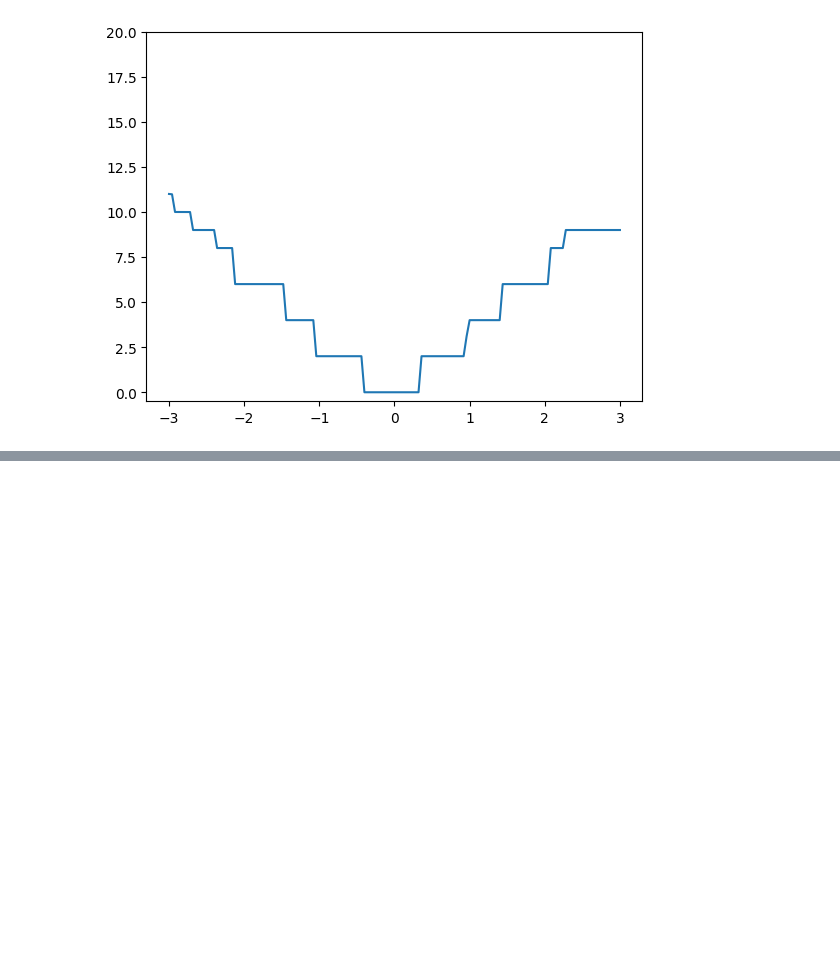
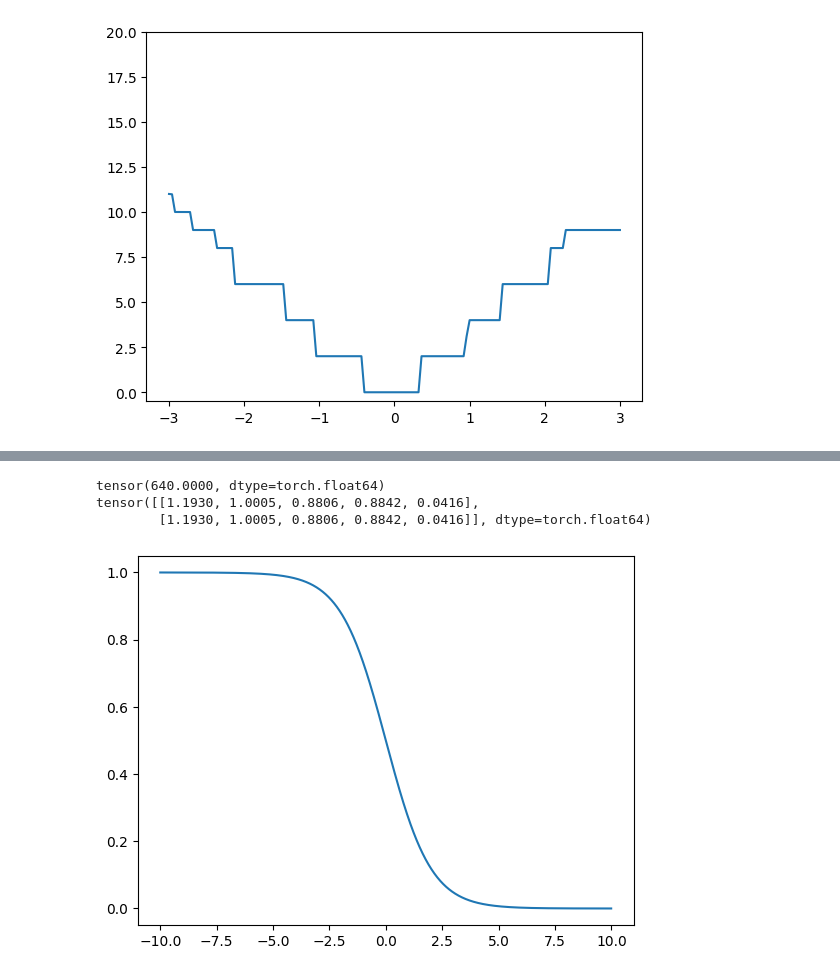
Before and after one commit to Cautumn/deeptb, a Jupyter notebook: examples/negf/negf.ipynb, the cells around one changed output, grey strips where cells are left out. Saved outputs shown, nothing was run; the diff lists cells and outputs as text; code cells hidden in the pictures; blank space fills up the shorter version.

```diff
--- a/examples/negf/negf.ipynb
+++ b/examples/negf/negf.ipynb
@@ -287 +335,57 @@ ozaki = Ozaki(R=1e+6,  M_cut=100, n_gauss=50)
+# %%
+import matplotlib.pyplot as plt
+print(DM_eq.diag().sum())
+print(DM_eq.diag().view(160,-1)[0:2])
+# %% [output]
+tensor(640.0000, dtype=torch.float64)
+tensor([[1.1930, 1.0005, 0.8806, 0.8842, 0.0416],
+        [1.1930, 1.0005, 0.8806, 0.8842, 0.0416]], dtype=torch.float64)
+# %%
+import numpy as np
+import torch
+from scipy.linalg import eigh_tridiagonal
+def ozaki_residues(M_cut:int=1000):
+    """
+    It computes the poles and residues of the Ozaki formulism.
+
+    Parameters
+    ----------
+    M_cut (int (optional)): The cutoff, i.e. 2 * M_cut is dimension of the Ozaki matrix.
+
+    Returns
+    -------
+    poles: The positive half of poles, in ascending order.
+    res: The residues of positive half of poles.
+    """
+    if not isinstance(M_cut, int):
+        M_cut = int(M_cut)
+    # diagonal part of Ozaki matrix
+
+    N_curt = int(2 * M_cut)
+    diag = np.zeros(N_curt)
+    # off-diagonal part of Ozaki matrix
+    off_diag = np.array([.5 / np.sqrt((2. * n - 1) * (2. * n + 1)) for n in range(1, N_curt)])
+    # The reciprocal of poles (eigenvalues) are in numerically ascending order, we just need the positive half.
+    evals, evecs = eigh_tridiagonal(d=diag, e=off_diag, select='i', select_range=(N_curt // 2, N_curt - 1))
+    # return poles in ascending order
+    poles = np.flip(1. / evals)
+    # compute residues
+    res = np.flip(np.abs(evecs[0, :]) ** 2 / (4. * evals ** 2))
+
+    return torch.from_numpy(poles.copy()), torch.from_numpy(res.copy())
+
+poles, res = ozaki_residues(M_cut=100)
+
+def f(x):
+    return 0.5 - (res / (x - 1j * poles)).sum() - (res / (x + 1j * poles)).sum()
+
+import matplotlib.pyplot as plt
+
+ee = [i * 0.01 for i in range(-1000, 1000)]
+fn = [f(i) for i in ee]
+
+plt.plot(ee, fn)
+plt.show()
+# %% [output]
+[figure, added]
 # %%
```
Also changed, not shown: parts of 15 cells of this notebook, 5 other files.
